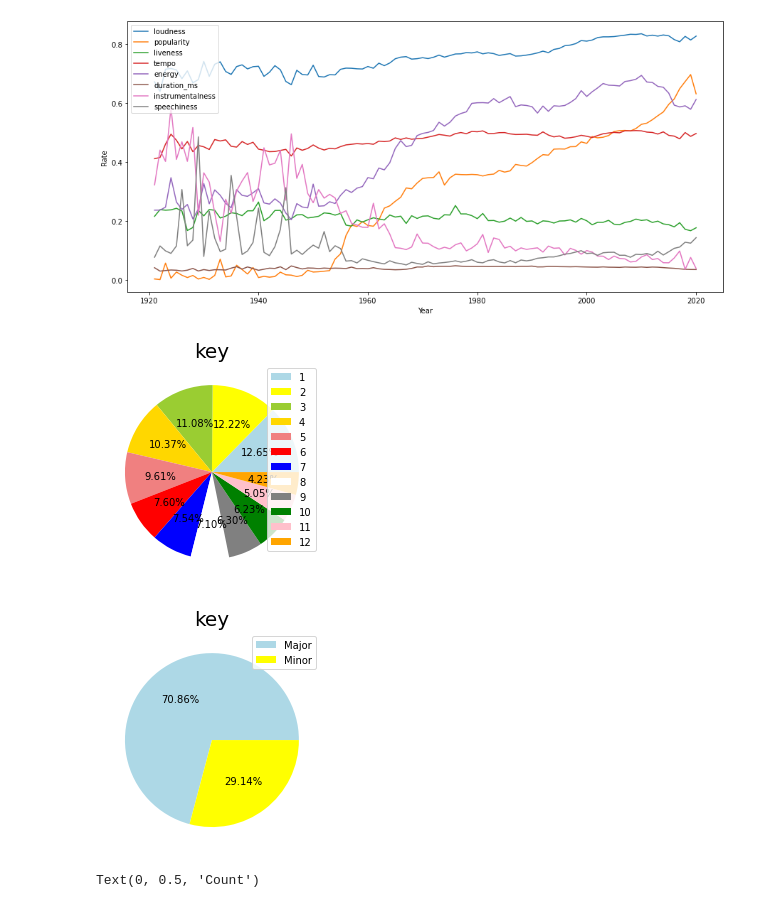
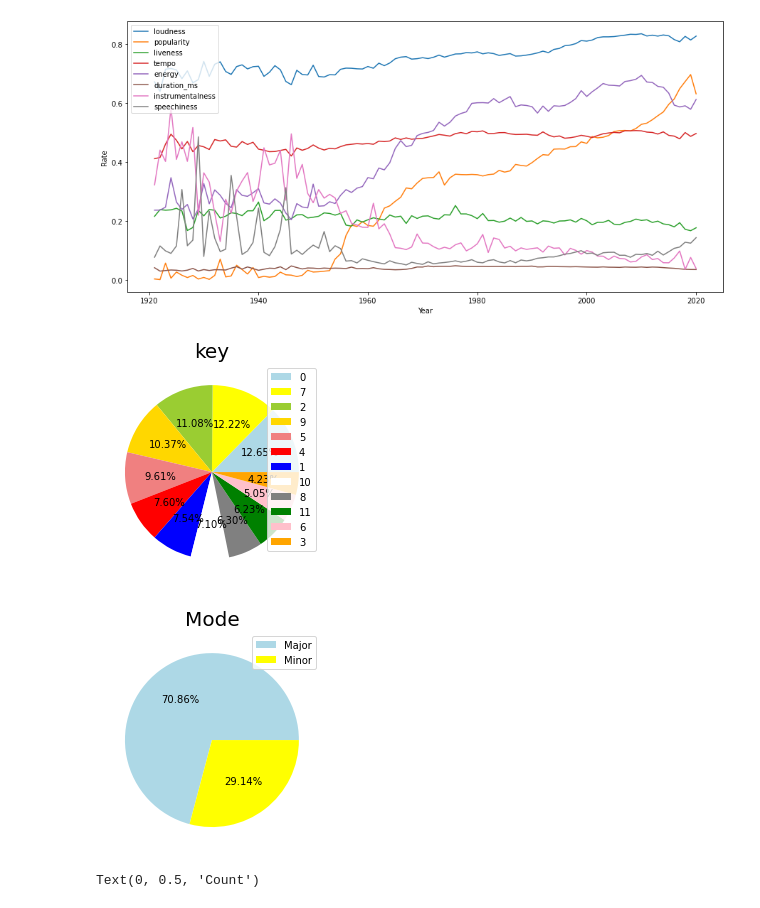
Before and after one commit to EinarUlzary/Spotify, a Jupyter notebook: firstStatisticalAnalysis.ipynb, the cells around one changed output. Saved outputs shown, nothing was run; the diff lists cells and outputs as text; code cells hidden in the pictures.

```diff
--- a/firstStatisticalAnalysis.ipynb
+++ b/firstStatisticalAnalysis.ipynb
@@ -104,25 +104,25 @@ autopct = '%.2f%%',
 ),
 plt.title('key', fontsize = 20)
 
-labels = ['1' , '2' , '3' , '4' , '5' , '6' , '7' , '8' , '9' , '10' , '11' ,'12']
+labels = ['0' , '7' , '2' , '9' , '5' , '4' , '1' , '10' , '8' , '11' , '6' ,'3']
 plt.legend(labels, loc="best")
 plt.axis('off')
 plt.show()
 # %% [output]
-[figure, old version]
+[figure, new version]
 # %%
 plt.pie(Spo_Clean_Data['mode'].value_counts(),
 colors = ['lightblue', 'yellow'],
 autopct = '%.2f%%',
 ),
-plt.title('key', fontsize = 20)
+plt.title('Mode', fontsize = 20)
 
 labels = ['Major' , 'Minor']
 plt.legend(labels, loc="best")
 plt.axis('off')
 plt.show()
 # %% [output]
-[figure, old version]
+[figure, new version]
 # %%
 sns.set(style = 'whitegrid')
 sns.distplot(Spo_Data['year'])
```
Also changed, not shown: 1 other file.
